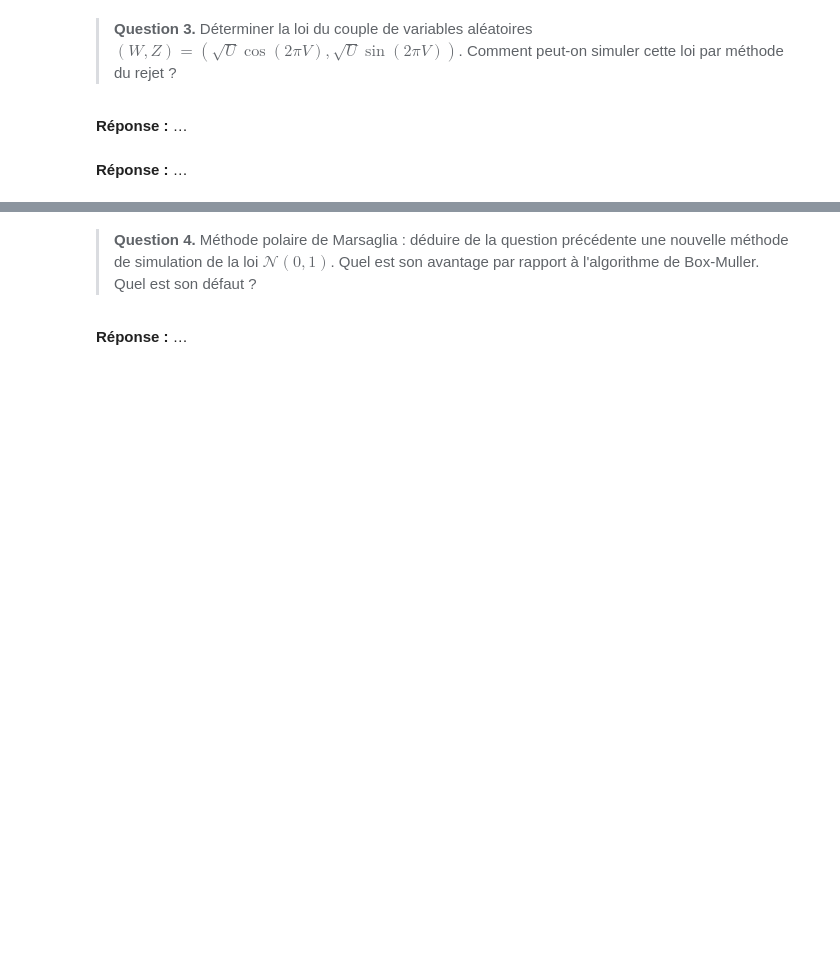
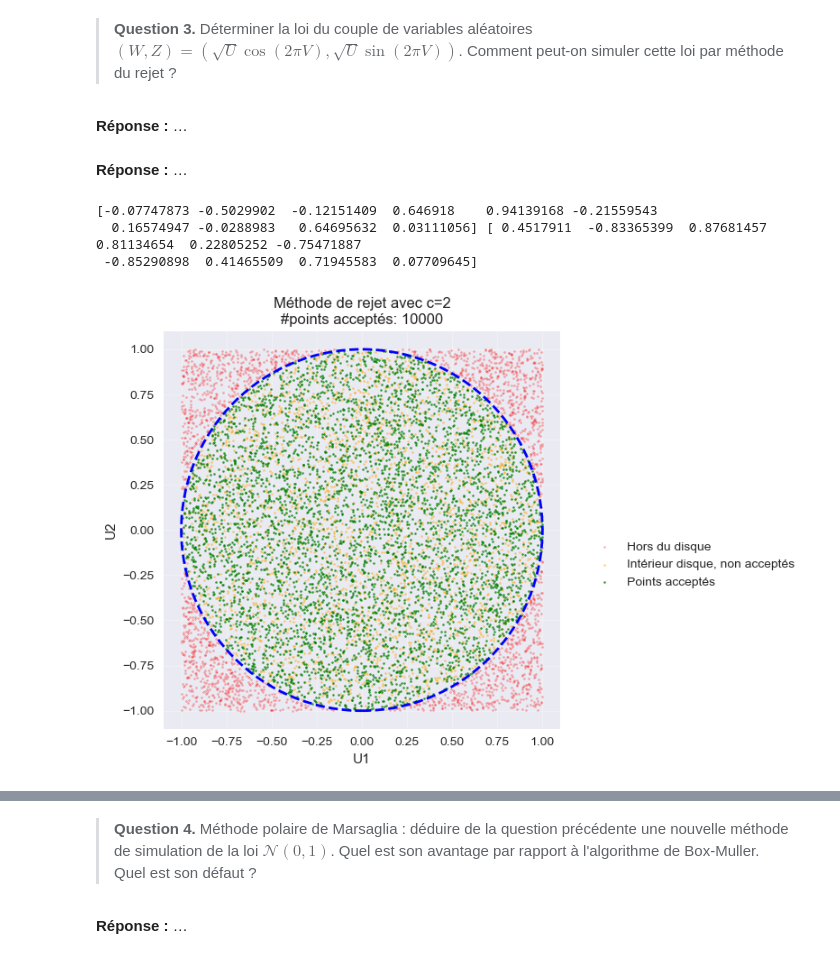
Before and after one commit to PolTibau/Statistique-Computationnelle, a Jupyter notebook: TP/TP1_student.ipynb, the cells around one changed output, grey strips where cells are left out. Drawn from its saved outputs; the diff is of its cells as text; code cells hidden in the pictures; blank space fills up the shorter version.

```diff
--- a/TP/TP1_student.ipynb
+++ b/TP/TP1_student.ipynb
@@ -163,0 +209,43 @@ Comment peut-on simuler cette loi par méthode du rejet ?
+# %%
+#Si on prend une uniforme sur [-1,1]^2, et par example c = 2
+
+n = 10000
+U1 = stats.uniform.rvs(-1,2, size=n)
+U2 = stats.uniform.rvs(-1,2, size=n)
+
+V = stats.uniform.rvs(0,1,size=n)
+
+A = (U1**2 + U2**2 <= 1) & (V<= 2/np.pi)
+
+fig, ax1 = plt.subplots()
+
+C = (U1**2 + U2**2 > 1)
+ax1.scatter(U1[C], U2[C],
+           c='red', alpha=0.3, s=2, label='Hors du disque')
+
+B = (U1**2 + U2**2 <= 1) & (V > 2/np.pi)
+ax1.scatter(U1[B], U2[B],
+           c='orange', alpha=0.5, s=2, label='Intérieur disque, non acceptés')
+
+ax1.scatter(U1[A], U2[A],
+           c='green', alpha=0.8, s=2, label='Points acceptés')
+
+# Círculo unidad
+circle = plt.Circle((0, 0), 1, color='blue', fill=False, linewidth=2, linestyle='--')
+ax1.add_patch(circle)
+ax1.set_aspect('equal')
+ax1.set_xlim(-1.1, 1.1)
+ax1.set_ylim(-1.1, 1.1)
+ax1.grid(True, alpha=0.3)
+ax1.set_title(f'Méthode de rejet avec c=2\n#points acceptés: {n}')
+ax1.set_xlabel('U1')
+ax1.set_ylabel('U2')
+ax1.legend(bbox_to_anchor=(1.05, 0.5))
+
+plt.tight_layout()
+plt.show()
+# %% [output]
+[-0.07747873 -0.5029902  -0.12151409  0.646918    0.94139168 -0.21559543
+  0.16574947 -0.0288983   0.64695632  0.03111056] [ 0.4517911  -0.83365399  0.87681457  0.81134654  0.22805252 -0.75471887
+ -0.85290898  0.41465509  0.71945583  0.07709645]
+[figure, added]
```
Also changed, not shown: parts of 11 cells of this notebook.
